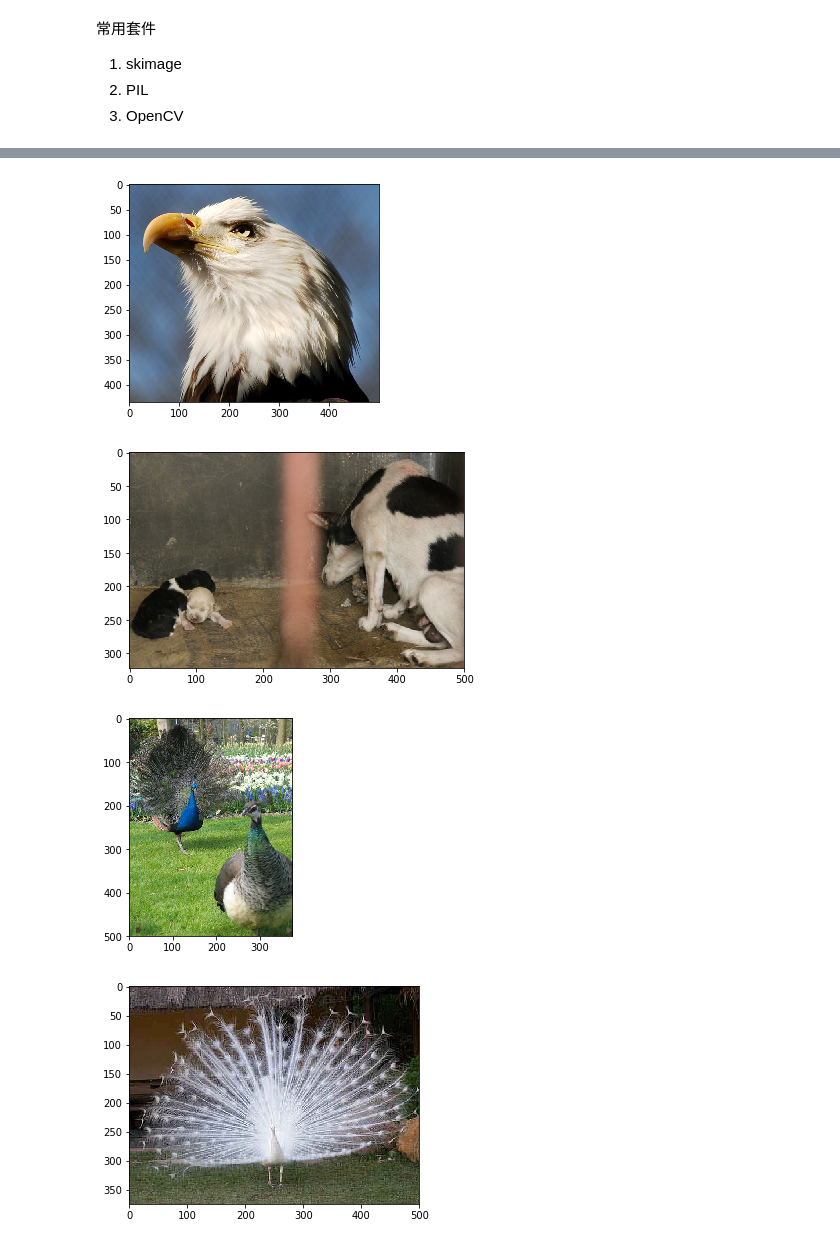
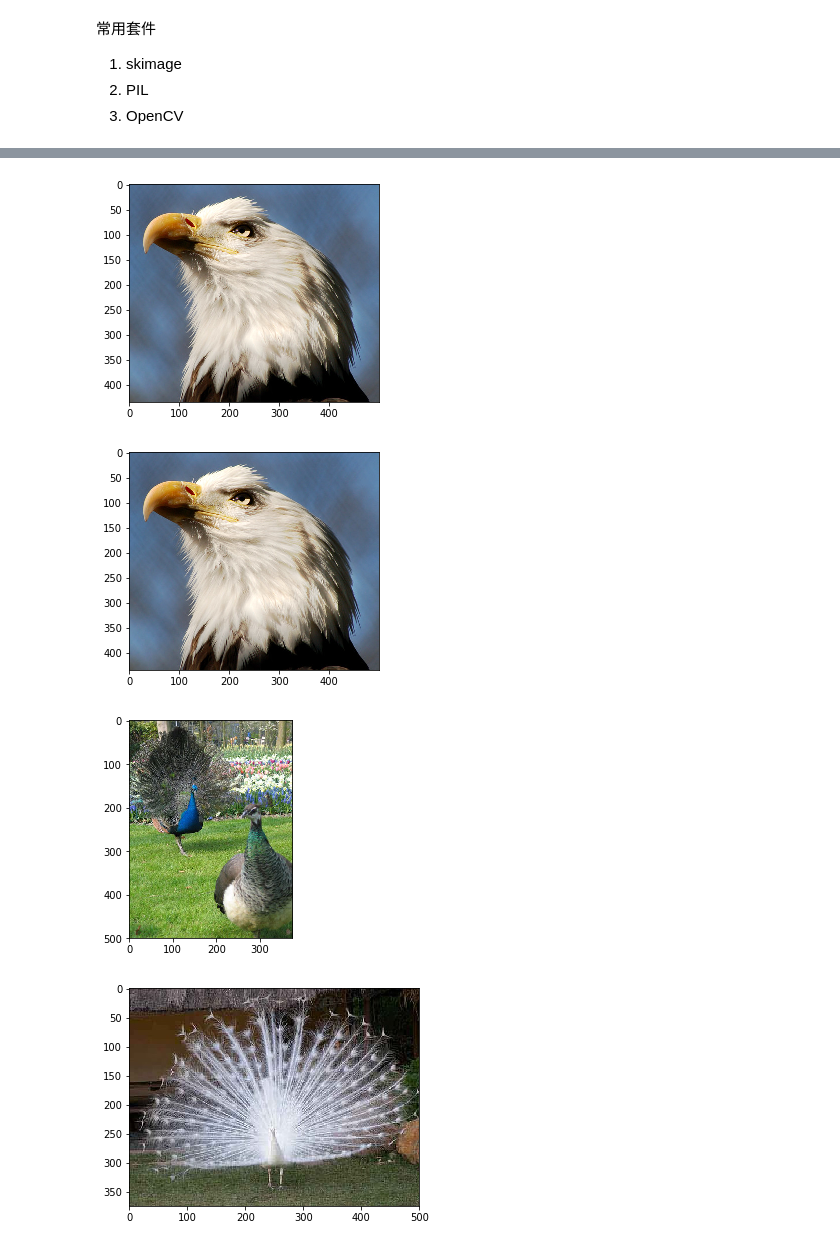
Before and after one commit to ryowei/2nd-ML100Days, a Jupyter notebook: homework/Day_003-2_HW.ipynb, the cells around one changed output, grey strips where cells are left out. Saved outputs shown, nothing was run; the diff lists cells and outputs as text; code cells hidden in the pictures.

```diff
--- a/homework/Day_003-2_HW.ipynb
+++ b/homework/Day_003-2_HW.ipynb
@@ -164,29 +190,30 @@ import numpy as np
 # %%
-import skimage.io as skio
+
+
 img11 = skio.imread("http://farm1.static.flickr.com/145/430300483_21e993670c.jpg")
 plt.imshow(img11)
 plt.show()
 
-img12 = skio.imread("http://farm2.static.flickr.com/1005/3352960681_37b9c1d27b.jpg")
+img12 = skio.imread("http://farm1.static.flickr.com/145/430300483_21e993670c.jpg")
 plt.imshow(img12)
 plt.show()
 
 img13 = skio.imread("http://farm1.static.flickr.com/27/51009336_a9663af3dd.jpg")
 plt.imshow(img13)
 plt.show()
 
 
 img14 = skio.imread("http://farm4.static.flickr.com/3025/2444687979_bf7bc8df21.jpg")
 plt.imshow(img14)
 plt.show()
 
 
 img15 = skio.imread("http://farm2.static.flickr.com/1128/1432436038_6c131f1bb0.jpg")
 plt.imshow(img15)
 plt.show()
 # %% [output]
 [figure]
-[figure, old version]
+[figure, new version]
 [figure]
 [figure]
 [figure]
```
Also changed, not shown: parts of 14 cells of this notebook.
